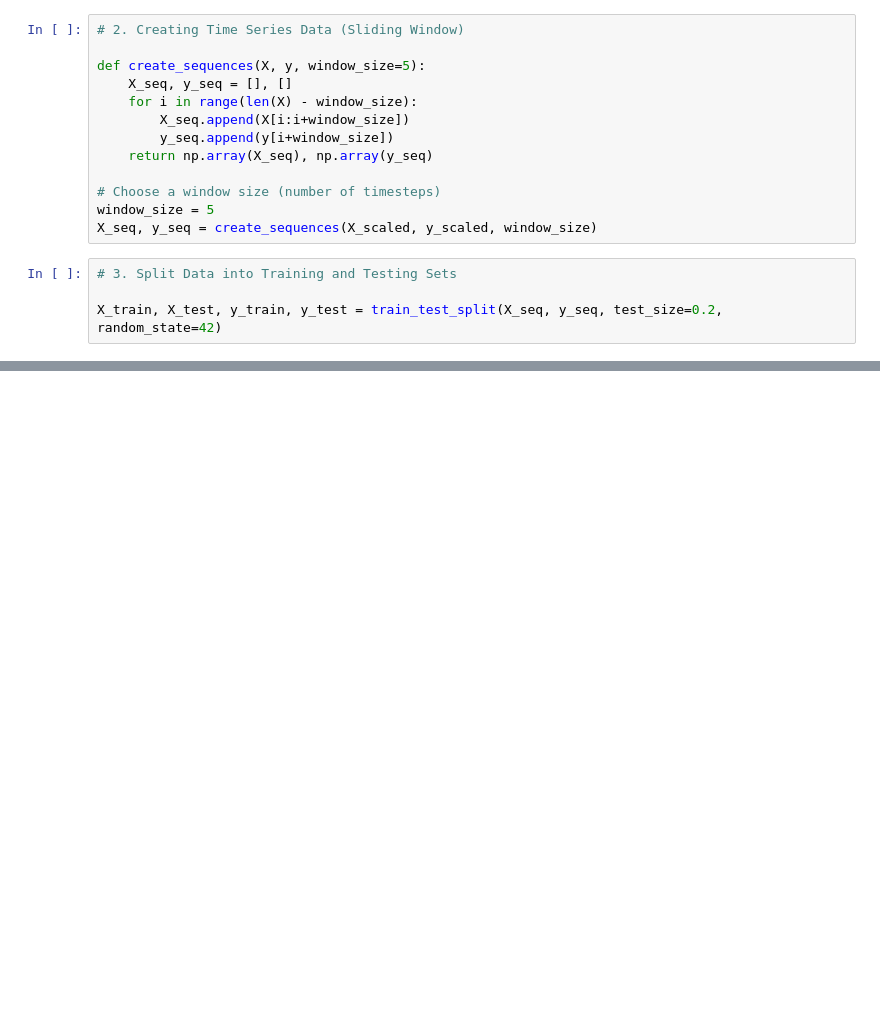
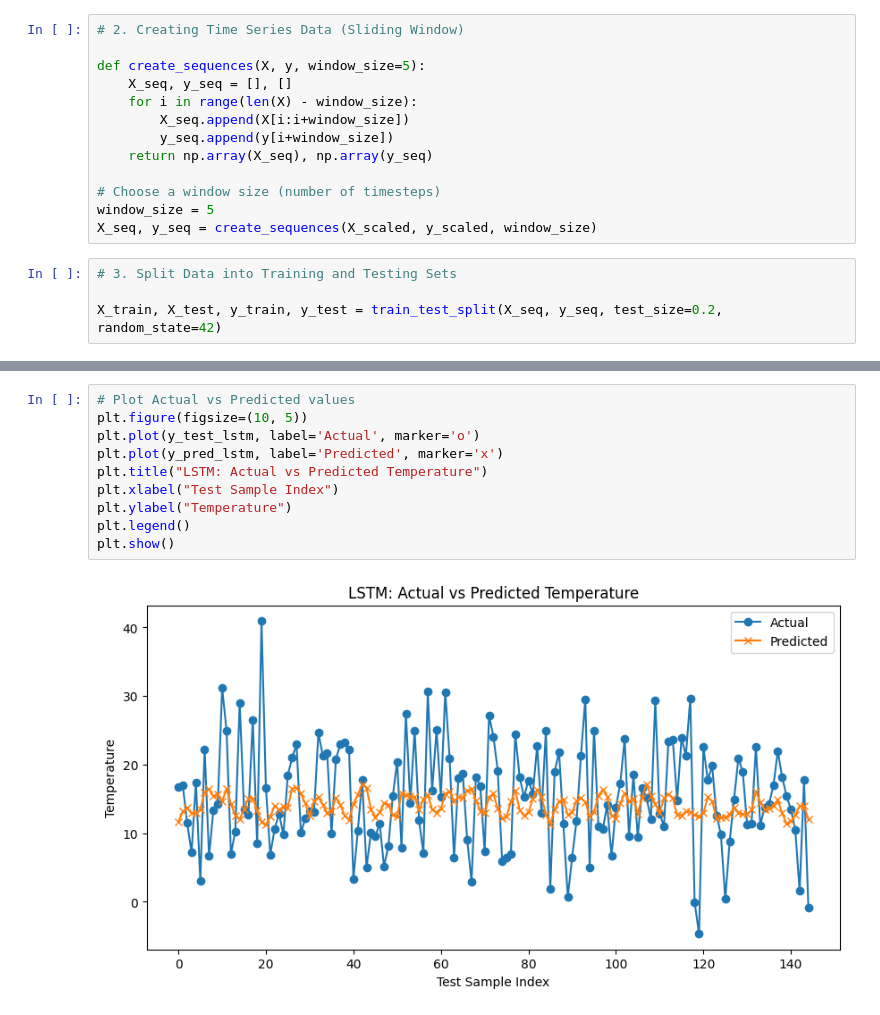
Before and after one commit to neilgarnet/ML-Weather-Project, a Jupyter notebook: LSTMModel.ipynb, the cells around one changed output, grey strips where cells are left out. Saved outputs shown, nothing was run; the diff lists cells and outputs as text; blank space fills up the shorter version.

```diff
--- a/LSTMModel.ipynb
+++ b/LSTMModel.ipynb
@@ -336,0 +504,12 @@ plt.show()
+# %%
+# Plot Actual vs Predicted values
+plt.figure(figsize=(10, 5))
+plt.plot(y_test_lstm, label='Actual', marker='o')
+plt.plot(y_pred_lstm, label='Predicted', marker='x')
+plt.title("LSTM: Actual vs Predicted Temperature")
+plt.xlabel("Test Sample Index")
+plt.ylabel("Temperature")
+plt.legend()
+plt.show()
+# %% [output]
+[figure, added]
```
Also changed, not shown: parts of 14 cells of this notebook.
